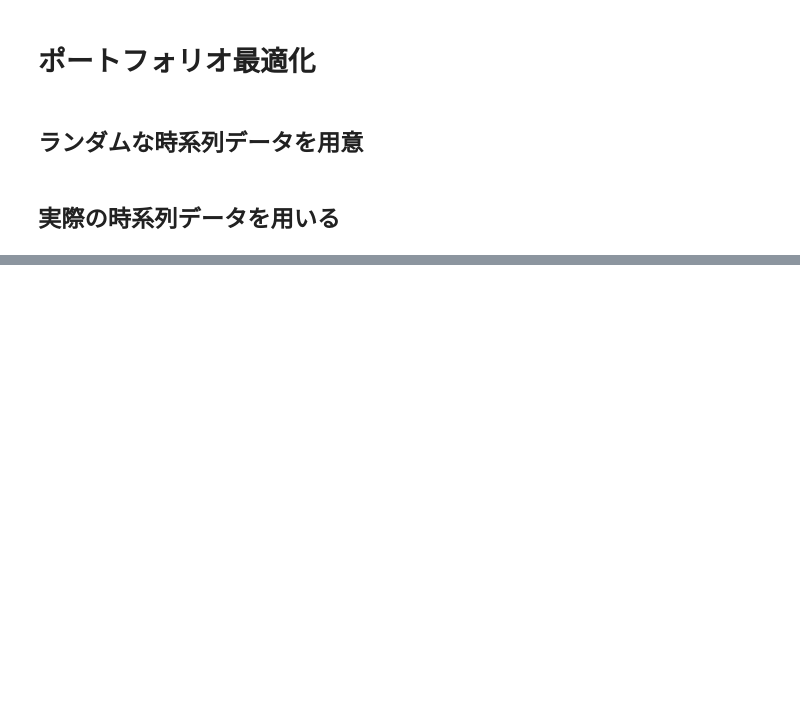
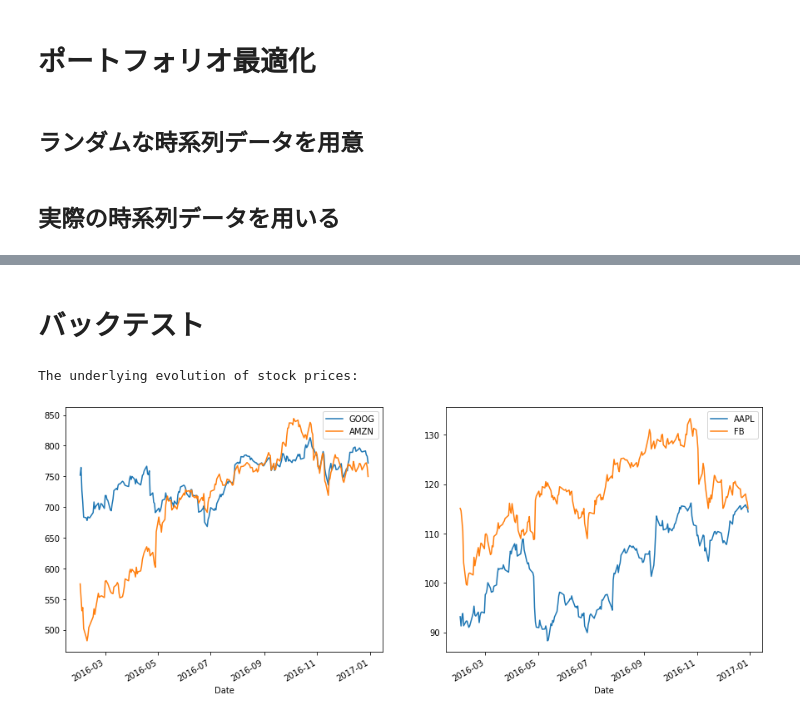
Before and after one commit to daimurat/qiskit-implementation, a Jupyter notebook: quantum-algorithm/Portfolio-Optimization/portfolio_optimization_qiskit_aqua.ipynb, the cells around one changed output, grey strips where cells are left out. Cells and saved outputs as stored; diff of their text form; code cells hidden in the pictures; blank space fills up the shorter version.

```diff
--- a/quantum-algorithm/Portfolio-Optimization/portfolio_optimization_qiskit_aqua.ipynb
+++ b/quantum-algorithm/Portfolio-Optimization/portfolio_optimization_qiskit_aqua.ipynb
@@ -136,0 +223,25 @@ selection       value           probability
+# %% [markdown]
+# バックテスト
+# %%
+try:
+    wiki = WikipediaDataProvider(
+                        token = token,
+                        tickers = stocks,
+                        start = datetime.datetime(2016,1,31),
+                        end = datetime.datetime(2016,12,31))
+    wiki.run()
+except QiskitFinanceError as ex:
+    print(ex)
+    print("Error retrieving data.")
+# %%
+if wiki._data:
+    fig, axes = plt.subplots(nrows=1, ncols=2, figsize=(15, 6))
+    print("The underlying evolution of stock prices:")
+    for (cnt, s) in enumerate(stocks):
+        axis = 0 if s in ("GOOG","AMZN")  else 1
+        wiki._data[cnt].plot(ax=axes[axis], label=s, legend=True)
+else:
+    print('No wiki data loaded.')
+# %% [output]
+The underlying evolution of stock prices:
+[figure, added]
```
Also changed, not shown: parts of 19 cells of this notebook, 8 other files.
